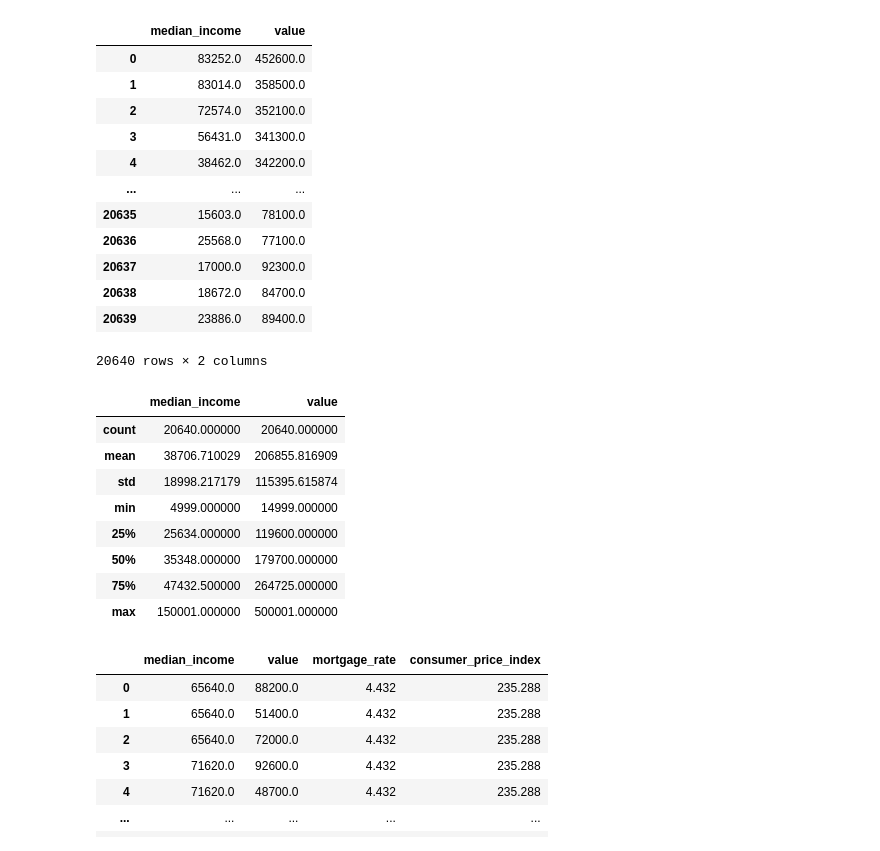
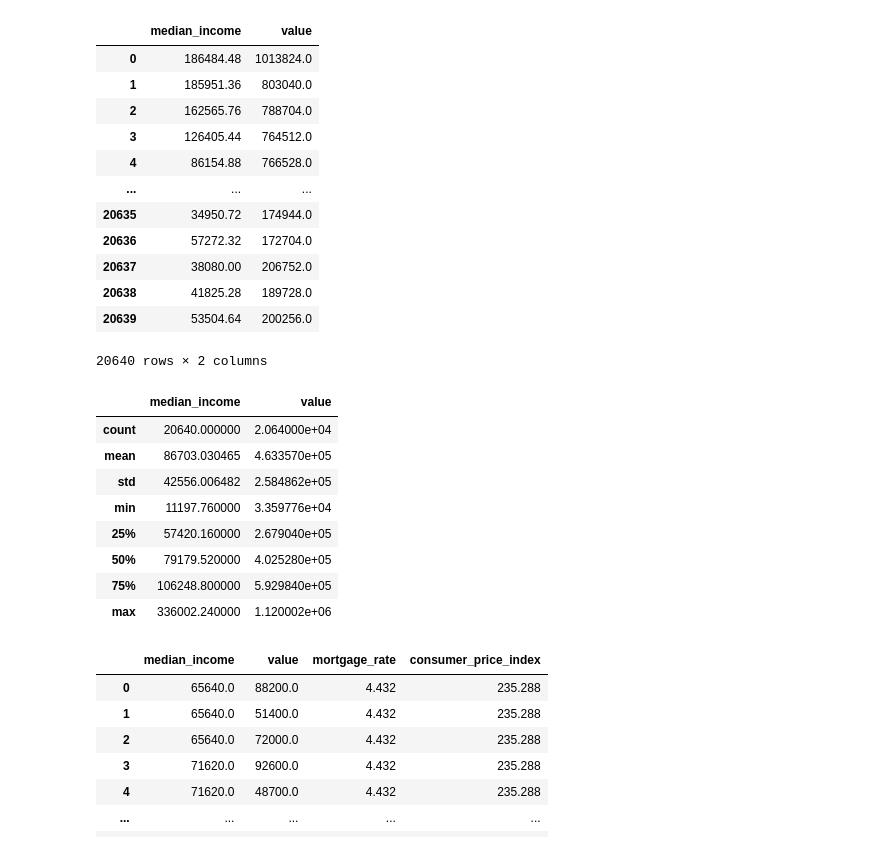
Before and after one commit to east-01/ir-ho-relationships, a Jupyter notebook: IncomeToValue.ipynb, the cells around one changed output. Drawn from its saved outputs; the diff is of its cells as text; code cells hidden in the pictures.

```diff
--- a/IncomeToValue.ipynb
+++ b/IncomeToValue.ipynb
@@ -3,44 +3,53 @@ import pandas as pd
 import numpy as np
 import matplotlib.pyplot as plt
 import seaborn as sns
+# %%
+def convert_dollars_2022(dollars):
+    # According to https://www.officialdata.org/us/inflation/1990?endYear=2022&amount=1
+    conversion = 2.24
+    return dollars * conversion
 # %%
 cali_house_prices = pd.read_csv("data/california_housing_prices.csv")
 
 cali_house_prices.drop(["longitude", "latitude", "housing_median_age", "total_rooms", "total_bedrooms", "population", "households", "ocean_proximity"], axis=1, inplace=True)
 cali_house_prices.rename(columns={
     "median_house_value": "value"
 }, inplace=True)
 
 # median_income is initially measured in 10s of thousands of dollars, convert to dollars
 cali_house_prices["median_income"] = cali_house_prices["median_income"] * 10000
 
+# Account for inflation and convert to 2022 dollars
+cali_house_prices["median_income"] = cali_house_prices["median_income"].apply(convert_dollars_2022)
+cali_house_prices["value"] = cali_house_prices["value"].apply(convert_dollars_2022)
+
 cali_house_prices
 # %% [output]
 |  | median_income | value |
-| 0 | 83252.0 | 452600.0 |
-| 1 | 83014.0 | 358500.0 |
-| 2 | 72574.0 | 352100.0 |
-| 3 | 56431.0 | 341300.0 |
-| 4 | 38462.0 | 342200.0 |
+| 0 | 186484.48 | 1013824.0 |
+| 1 | 185951.36 | 803040.0 |
+| 2 | 162565.76 | 788704.0 |
+| 3 | 126405.44 | 764512.0 |
+| 4 | 86154.88 | 766528.0 |
 | ... | ... | ... |
-| 20635 | 15603.0 | 78100.0 |
-| 20636 | 25568.0 | 77100.0 |
-| 20637 | 17000.0 | 92300.0 |
-| 20638 | 18672.0 | 84700.0 |
-| 20639 | 23886.0 | 89400.0 |
+| 20635 | 34950.72 | 174944.0 |
+| 20636 | 57272.32 | 172704.0 |
+| 20637 | 38080.00 | 206752.0 |
+| 20638 | 41825.28 | 189728.0 |
+| 20639 | 53504.64 | 200256.0 |
 20640 rows × 2 columns
 # %%
 cali_house_prices.describe()
 # %% [output]
 |  | median_income | value |
-| count | 20640.000000 | 20640.000000 |
-| mean | 38706.710029 | 206855.816909 |
-| std | 18998.217179 | 115395.615874 |
-| min | 4999.000000 | 14999.000000 |
-| 25% | 25634.000000 | 119600.000000 |
-| 50% | 35348.000000 | 179700.000000 |
-| 75% | 47432.500000 | 264725.000000 |
-| max | 150001.000000 | 500001.000000 |
+| count | 20640.000000 | 2.064000e+04 |
+| mean | 86703.030465 | 4.633570e+05 |
+| std | 42556.006482 | 2.584862e+05 |
+| min | 11197.760000 | 3.359776e+04 |
+| 25% | 57420.160000 | 2.679040e+05 |
+| 50% | 79179.520000 | 4.025280e+05 |
+| 75% | 106248.800000 | 5.929840e+05 |
+| max | 336002.240000 | 1.120002e+06 |
 # %%
 us_re_interest_rates = pd.read_csv("data/us_real_estate_interest_rates.csv")
 
```
Also changed, not shown: parts of 1 cell of this notebook, 1 other file.
